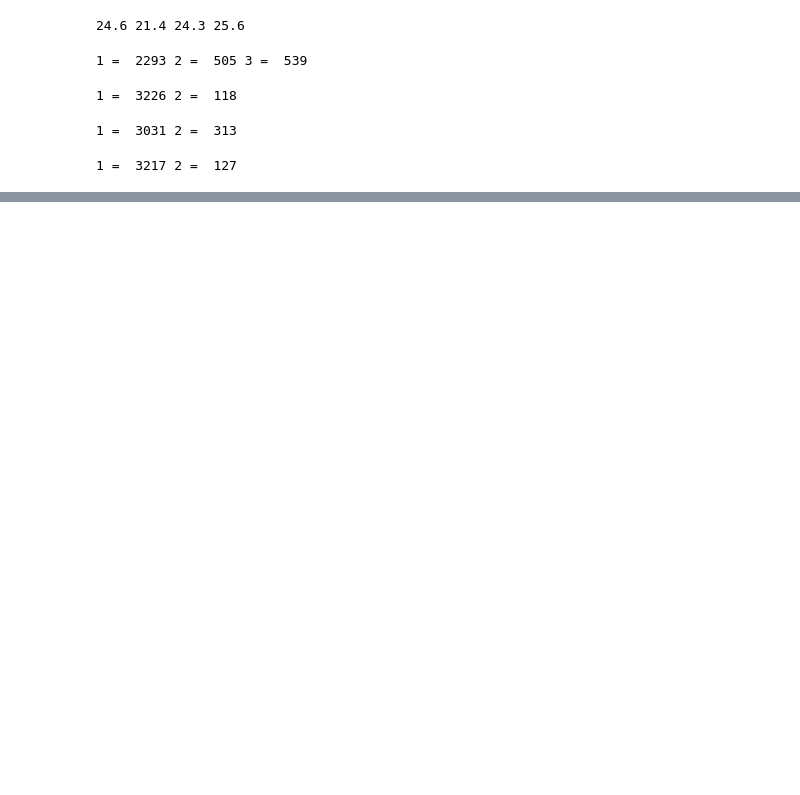
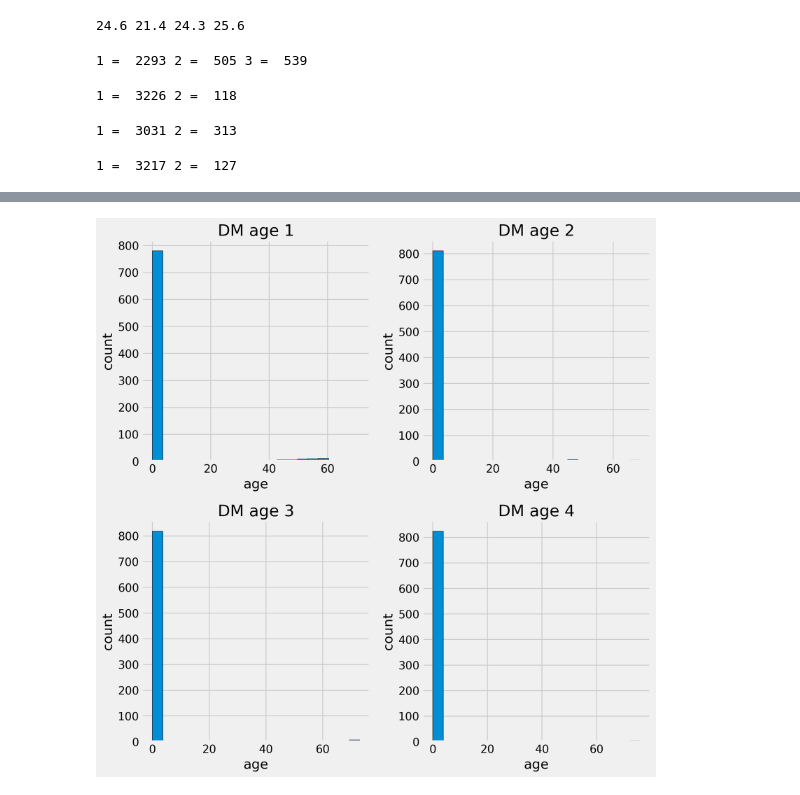
Before and after one commit to JOyongho4/DARTB4, a Jupyter notebook: 토이프로젝트_조용호.ipynb, the cells around one changed output, grey strips where cells are left out. Saved outputs shown, nothing was run; the diff lists cells and outputs as text; code cells hidden in the pictures; blank space fills up the shorter version.

```diff
--- a/토이프로젝트_조용호.ipynb
+++ b/토이프로젝트_조용호.ipynb
@@ -617,0 +783,31 @@ missing_plot(df2, 'Missing Values (count & %)')
+# %%
+fig, axes = plt.subplots(2, 2, figsize=(10, 10))
+
+# '하루 흡연량' 컬럼으로 히스토그램 그리기
+axes[0,0].hist(df2['당뇨_진단_나이_1차'], bins=20, edgecolor='black')
+axes[0,0].set_title('DM age 1')
+axes[0,0].set_xlabel('age')
+axes[0,0].set_ylabel('count')
+
+axes[0,1].hist(df2['당뇨_진단_나이_2차'], bins=20, edgecolor='black')
+axes[0,1].set_title('DM age 2')
+axes[0,1].set_xlabel('age')
+axes[0,1].set_ylabel('count')
+
+axes[1,0].hist(df2['당뇨_진단_나이_3차'], bins=20, edgecolor='black')
+axes[1,0].set_title('DM age 3')
+axes[1,0].set_xlabel('age')
+axes[1,0].set_ylabel('count')
+
+axes[1,1].hist(df2['당뇨_진단_나이_4차'], bins=20, edgecolor='black')
+axes[1,1].set_title('DM age 4')
+axes[1,1].set_xlabel('age')
+axes[1,1].set_ylabel('count')
+
+
+# 그래프들 사이 간격 조정
+plt.tight_layout()
+
+# 그래프 표시
+plt.show()
+# %% [output]
@@ -617,0 +831 @@ missing_plot(df2, 'Missing Values (count & %)')
+[figure, added]
```
Also changed, not shown: parts of 33 cells of this notebook.
